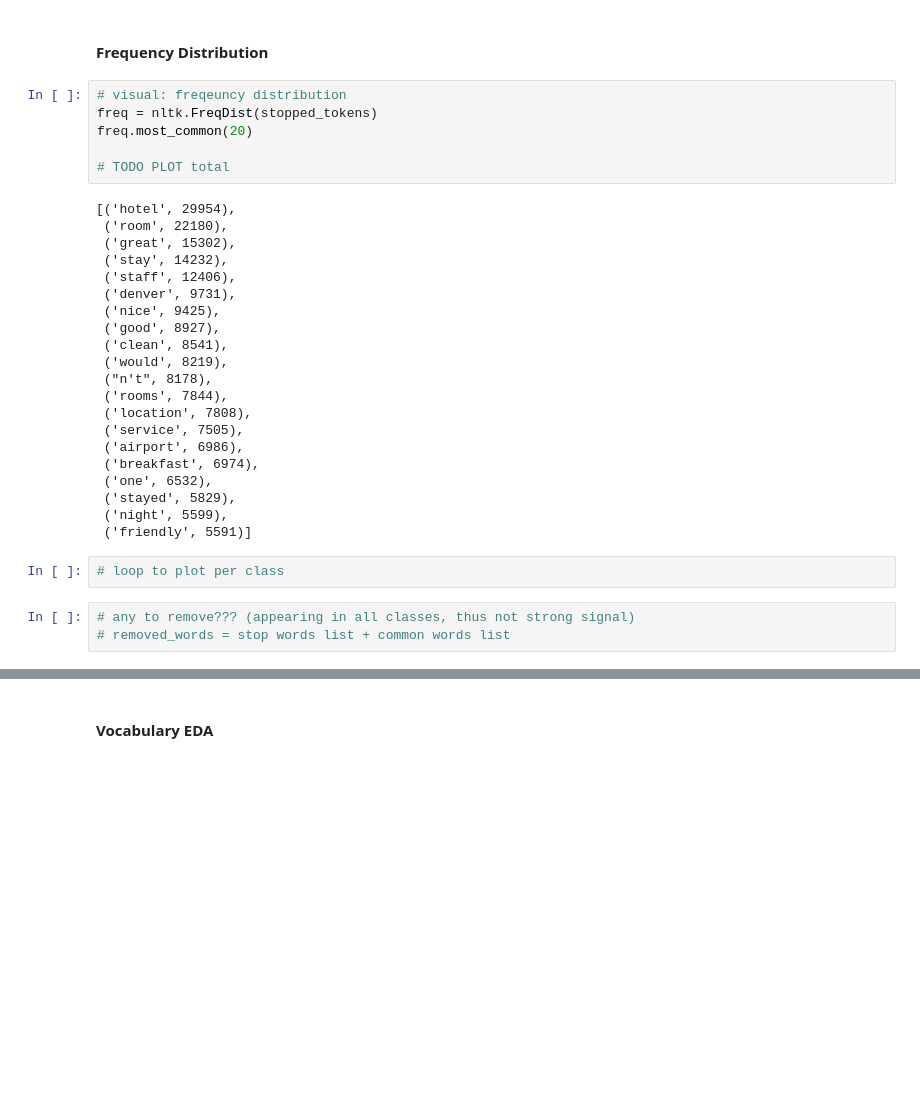
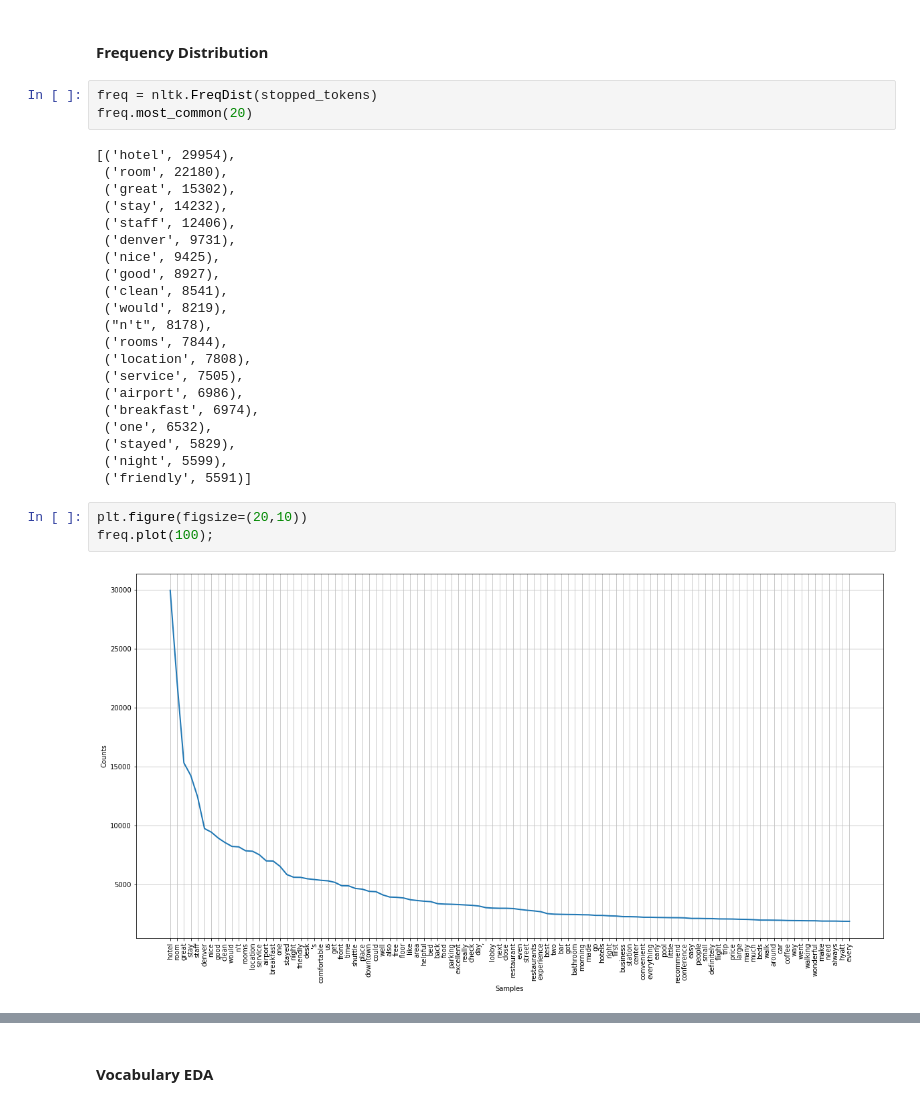
Before and after one commit to anna-dang/mod05-capstone-NLP, a Jupyter notebook: NLP_and_modeling.ipynb, the cells around one changed output, grey strips where cells are left out. Drawn from its saved outputs; the diff is of its cells as text; blank space fills up the shorter version.

```diff
--- a/NLP_and_modeling.ipynb
+++ b/NLP_and_modeling.ipynb
@@ -321,11 +331,8 @@ len(tokens) - len(stopped_tokens)
 # %% [markdown]
 #### Frequency Distribution
 # %%
-# visual: freqeuncy distribution
 freq = nltk.FreqDist(stopped_tokens)
 freq.most_common(20)
-
-# TODO PLOT total
 # %% [output]
 [('hotel', 29954),
  ('room', 22180),
@@ -347,8 +354,8 @@ freq.most_common(20)
  ('stayed', 5829),
  ('night', 5599),
  ('friendly', 5591)]
-# %%
-# loop to plot per class
-# %%
-# any to remove??? (appearing in all classes, thus not strong signal)
-# removed_words = stop words list + common words list
+# %%
+plt.figure(figsize=(20,10))
+freq.plot(100);
+# %% [output]
+[figure, added]
```
Also changed, not shown: parts of 20 cells of this notebook, 1 other file.
